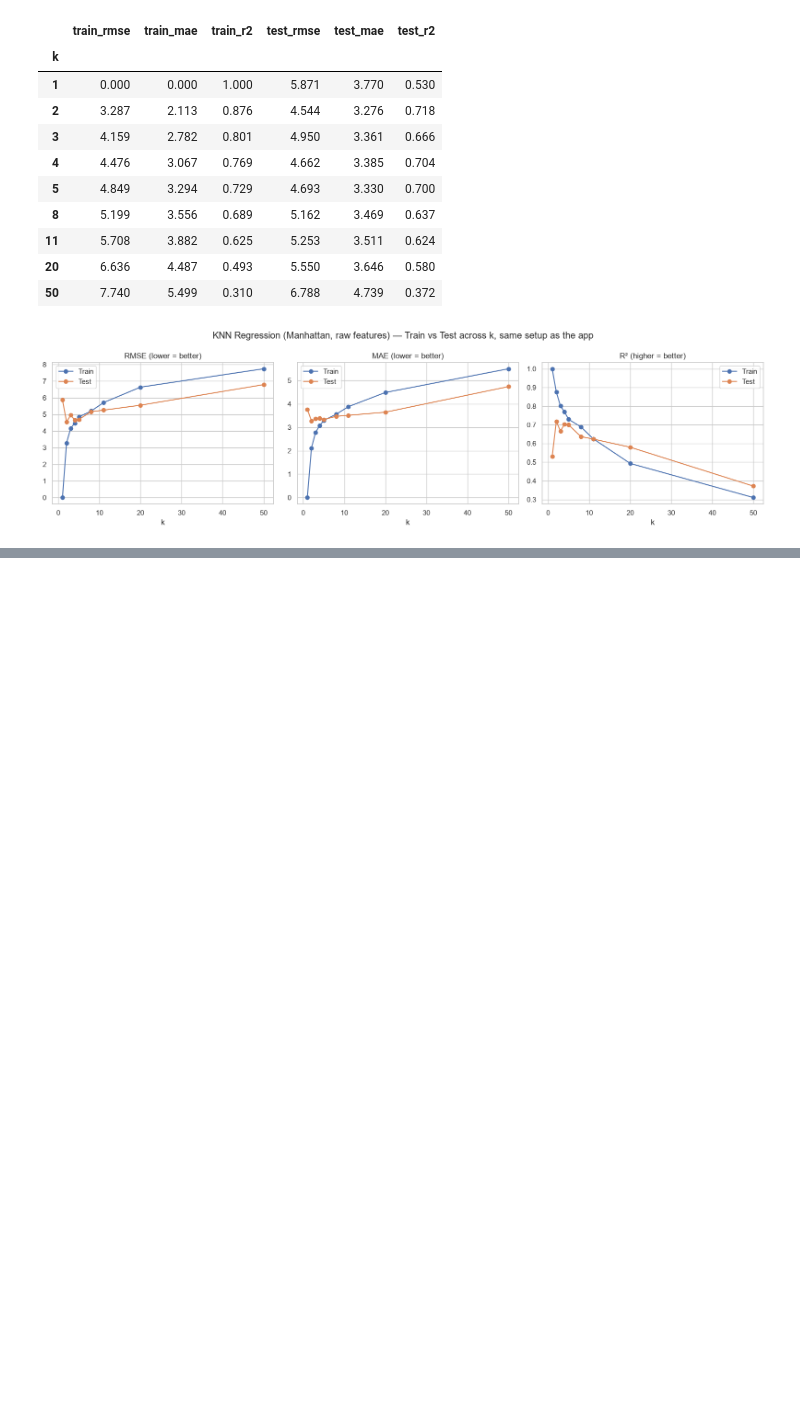
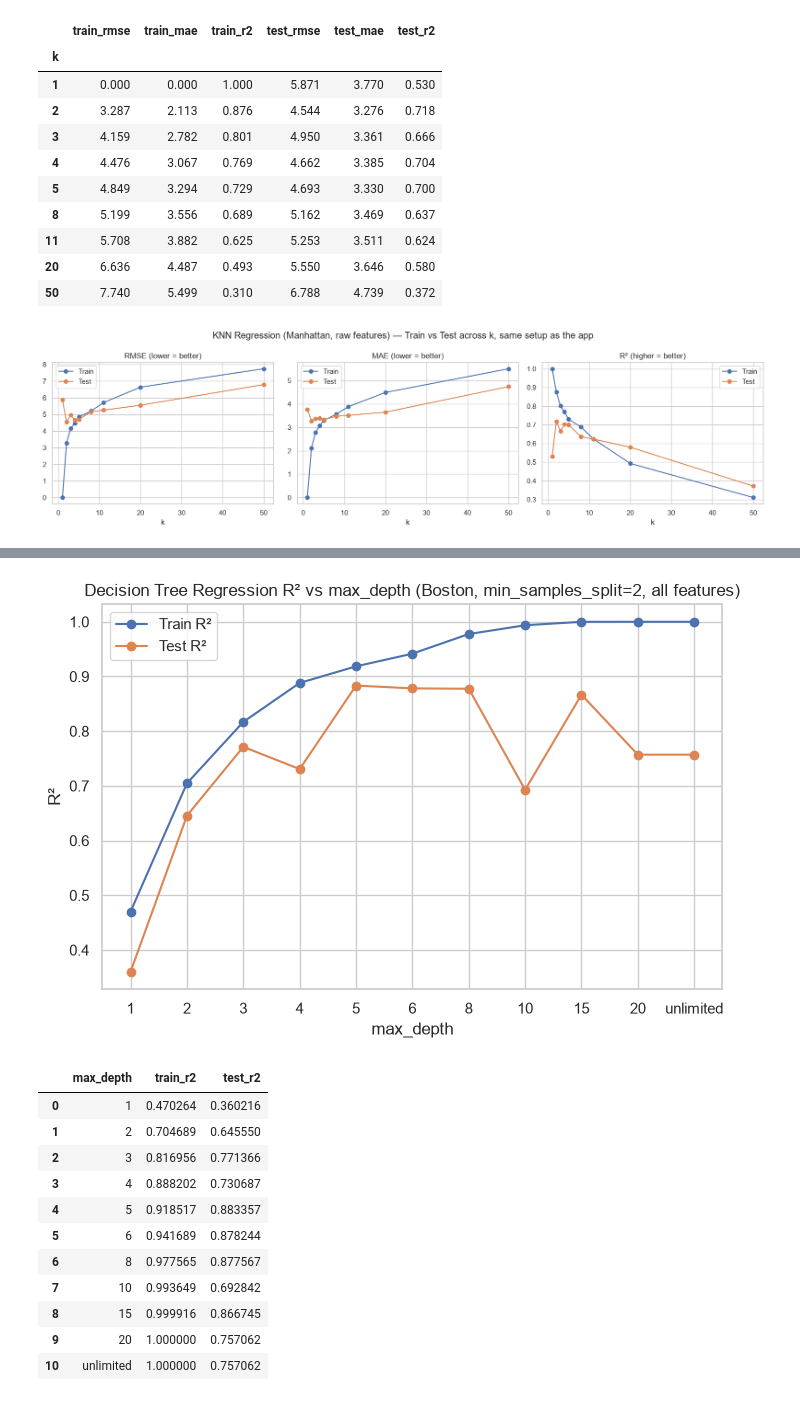
Before and after one commit to Pierrafrom/ml-lab-1, a Jupyter notebook: notebooks/boston_housing_exploration.ipynb, the cells around one changed output, grey strips where cells are left out. Cells and saved outputs as stored; diff of their text form; code cells hidden in the pictures; blank space fills up the shorter version.

```diff
--- a/notebooks/boston_housing_exploration.ipynb
+++ b/notebooks/boston_housing_exploration.ipynb
@@ -231,0 +238,38 @@ plt.show()
+# %%
+from sklearn.tree import DecisionTreeRegressor
+
+depth_values = [1, 2, 3, 4, 5, 6, 8, 10, 15, 20, None]
+train_r2_depth, test_r2_depth = [], []
+
+for depth in depth_values:
+    reg = DecisionTreeRegressor(max_depth=depth, min_samples_split=2, random_state=42)
+    reg.fit(X_train, y_train)
+    train_r2_depth.append(reg.score(X_train, y_train))
+    test_r2_depth.append(reg.score(X_test, y_test))
+
+depth_labels = [str(d) if d is not None else "unlimited" for d in depth_values]
+
+plt.figure(figsize=(8, 5))
+plt.plot(depth_labels, train_r2_depth, marker="o", label="Train R²")
+plt.plot(depth_labels, test_r2_depth, marker="o", label="Test R²")
+plt.xlabel("max_depth")
+plt.ylabel("R²")
+plt.title("Decision Tree Regression R² vs max_depth (Boston, min_samples_split=2, all features)")
+plt.legend()
+plt.show()
+
+pd.DataFrame({"max_depth": depth_labels, "train_r2": train_r2_depth, "test_r2": test_r2_depth})
+# %% [output]
+[figure, added]
+|  | max_depth | train_r2 | test_r2 |
+| 0 | 1 | 0.470264 | 0.360216 |
+| 1 | 2 | 0.704689 | 0.645550 |
+| 2 | 3 | 0.816956 | 0.771366 |
+| 3 | 4 | 0.888202 | 0.730687 |
+| 4 | 5 | 0.918517 | 0.883357 |
+| 5 | 6 | 0.941689 | 0.878244 |
+| 6 | 8 | 0.977565 | 0.877567 |
+| 7 | 10 | 0.993649 | 0.692842 |
+| 8 | 15 | 0.999916 | 0.866745 |
+| 9 | 20 | 1.000000 | 0.757062 |
+| 10 | unlimited | 1.000000 | 0.757062 |
```
Also changed, not shown: parts of 8 cells of this notebook.
